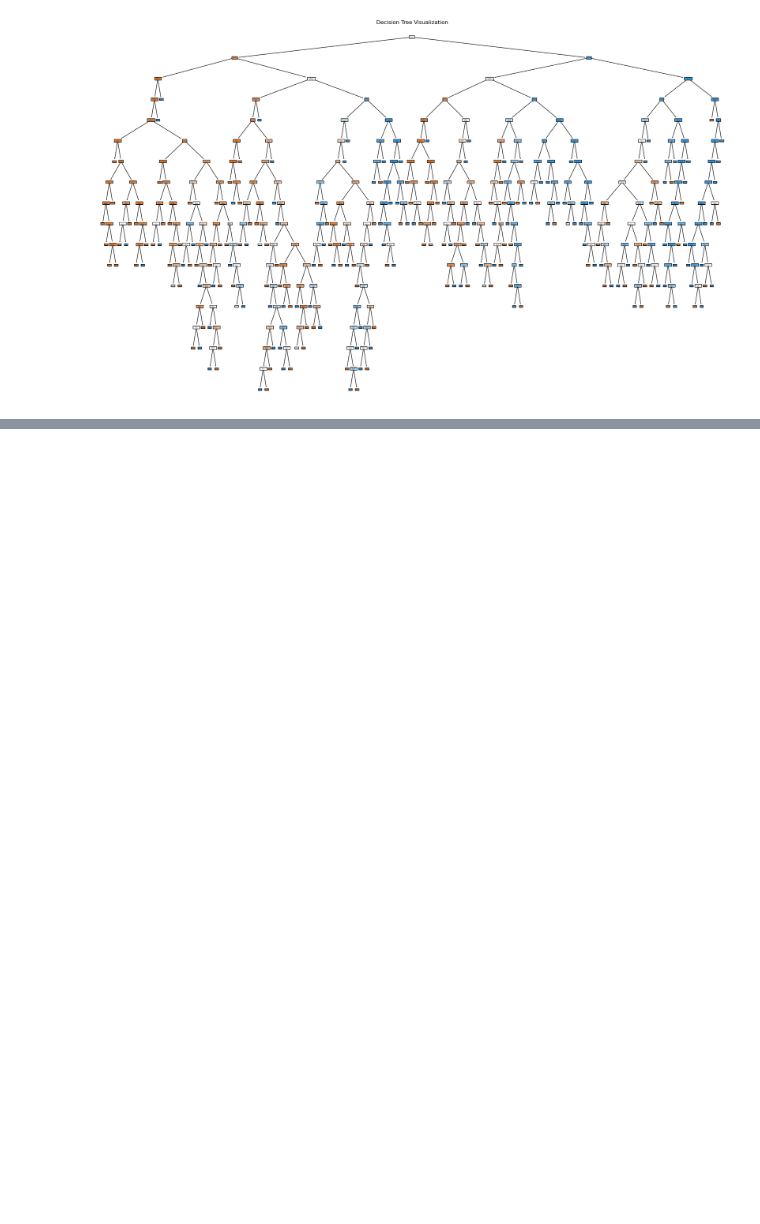
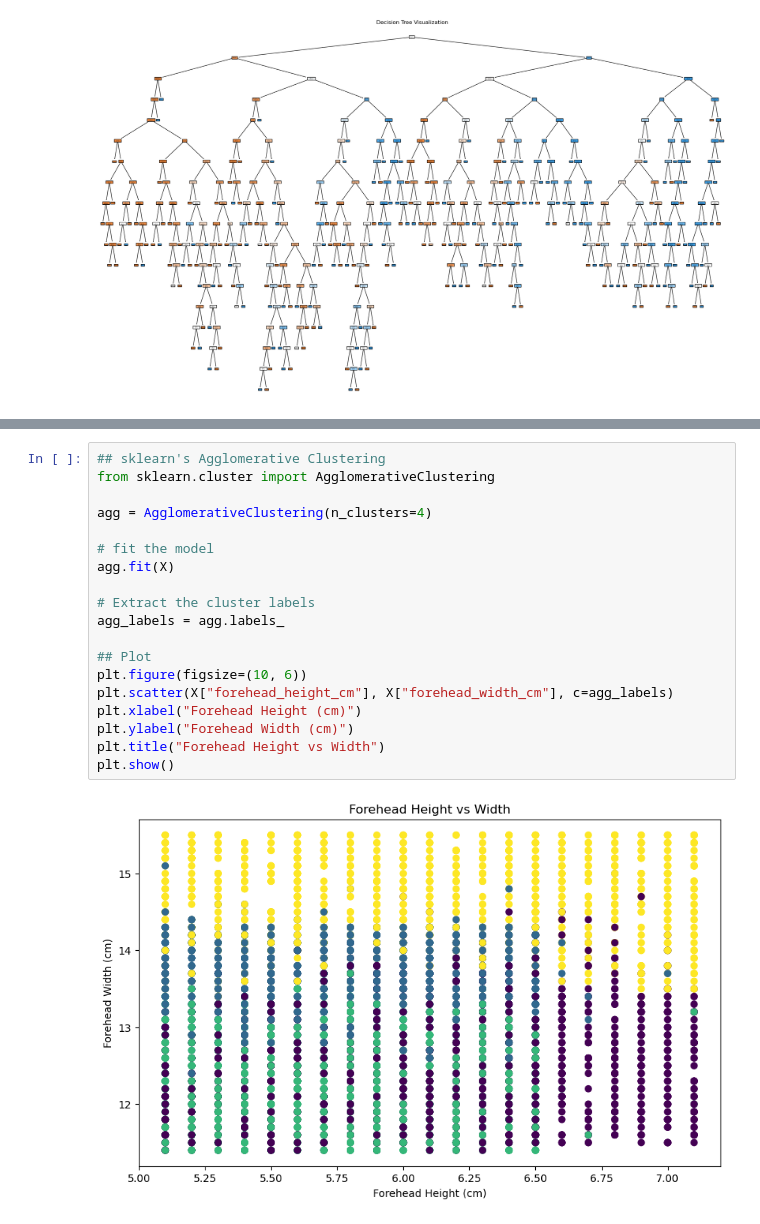
Before and after one commit to josephgitau/Nov-Intake-Notebooks, a Jupyter notebook: DT and RF model.ipynb, the cells around one changed output, grey strips where cells are left out. Drawn from its saved outputs; the diff is of its cells as text; blank space fills up the shorter version.

```diff
--- a/DT and RF model.ipynb
+++ b/DT and RF model.ipynb
@@ -114,0 +200,21 @@ Decision Tree Structure:
+# %%
+## sklearn's Agglomerative Clustering
+from sklearn.cluster import AgglomerativeClustering
+
+agg = AgglomerativeClustering(n_clusters=4)
+
+# fit the model
+agg.fit(X)
+
+# Extract the cluster labels
+agg_labels = agg.labels_
+
+## Plot
+plt.figure(figsize=(10, 6))
+plt.scatter(X["forehead_height_cm"], X["forehead_width_cm"], c=agg_labels)
+plt.xlabel("Forehead Height (cm)")
+plt.ylabel("Forehead Width (cm)")
+plt.title("Forehead Height vs Width")
+plt.show()
+# %% [output]
+[figure, added]
```
Also changed, not shown: parts of 8 cells of this notebook.
